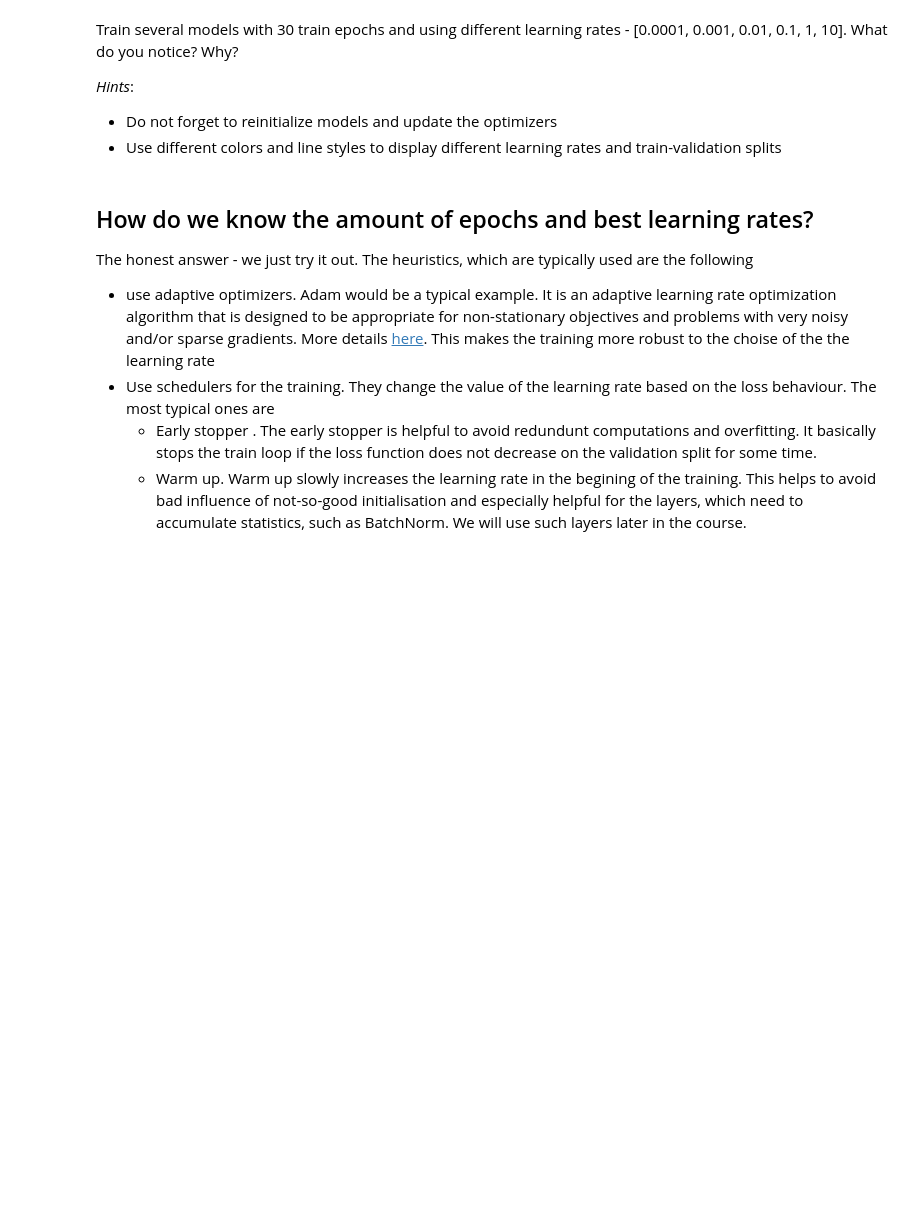
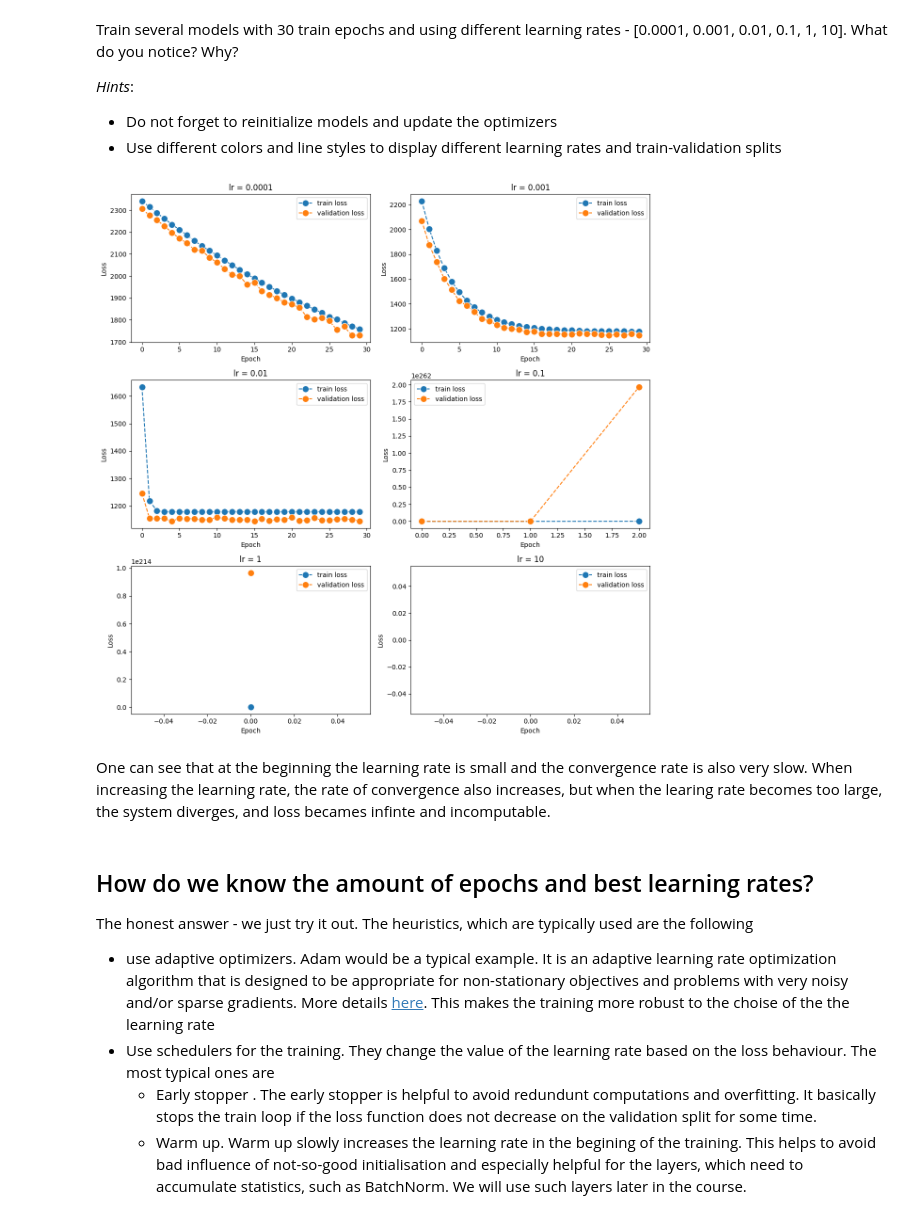
Before and after one commit to josh-wilkinson/MachineLearningExercises, a Jupyter notebook: Practical02/2_JoshuaWilkinson_IliaLeonov_HoaiSonBien.ipynb, the cells around one changed output. Cells and saved outputs as stored; diff of their text form; code cells hidden in the pictures; blank space fills up the shorter version.

```diff
--- a/Practical02/2_JoshuaWilkinson_IliaLeonov_HoaiSonBien.ipynb
+++ b/Practical02/2_JoshuaWilkinson_IliaLeonov_HoaiSonBien.ipynb
@@ -603,5 +737,40 @@ num_epochs = 30
+# %%
+num_epochs = 30
+## TODO - train models with different learning rates
+
+def train_diff_models(lrs, num_epochs, train_dataloader, val_dataloader ):
+
+    model_train_losses = []
+    model_val_losses = []
+    for lr in lrs:
+        #redefine the model
+        model = LinearRegression(input_dim = input_dim, output_dim=output_dim).to(device)
+        optimazer = torch.optim.SGD(model.parameters(), lr=lr)
+        loss_function = torch.nn.MSELoss()
+
+        # train the network
+        train_losses, val_losses = run_training(model, optimazer, loss_function, train_dataloader, val_dataloader, num_epochs, lr)
+        model_train_losses.append(train_losses)
+        model_val_losses.append(val_losses)
+
+    return model_train_losses, model_val_losses
+
+lrs = [0.0001, 0.001, 0.01, 0.1, 1, 10]
+
+model_train_losses, model_val_losses = train_diff_models(lrs, num_epochs, train_dataloader, val_dataloader)
 # %%
 ## TODO plot the losses from different models. What do you see and why?
+fig,axs = plt.subplots(3,2, figsize = (12,12))
+
+for i, ax, in enumerate(axs.flatten()):
+    plot_losses(model_train_losses[i], model_val_losses[i], ax = ax)
+    ax.set_title(f'lr = {lrs[i]}')
+
+plt.tight_layout()
+# %% [output]
+[figure, added]
+# %% [markdown]
+One can see that at the beginning the learning rate is small and the convergence rate is also very slow. When increasing the learning rate, the rate of convergence also increases, but when the learing rate becomes too large, the system diverges, and loss becames infinte and incomputable.
 # %% [markdown]
 ## How do we know the amount of epochs and best learning rates?
 
```
Also changed, not shown: parts of 21 cells of this notebook, 1 other file.
